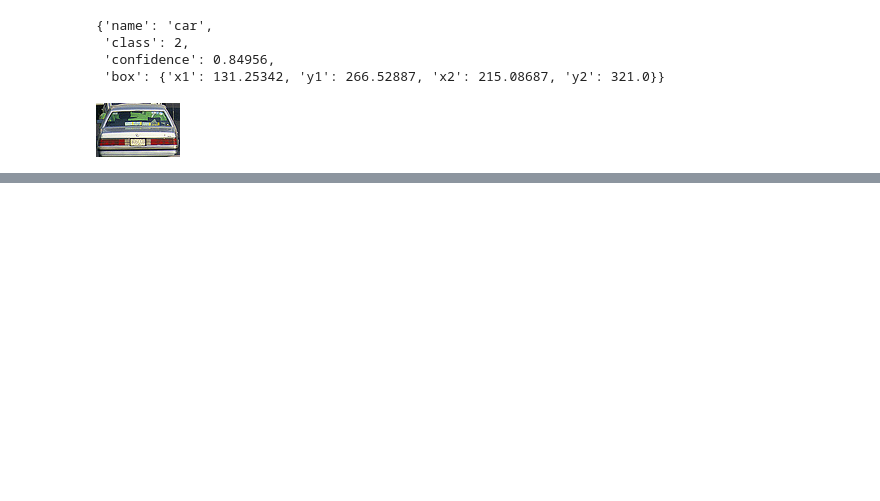
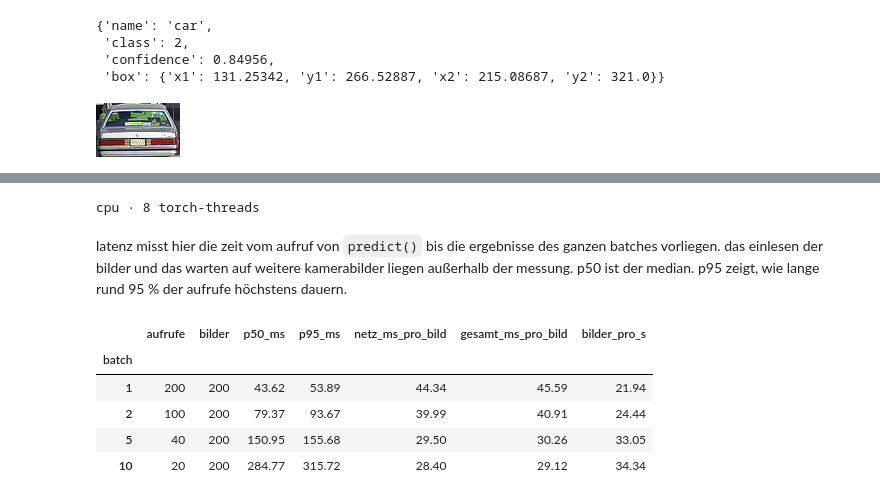
Before and after one commit to nicolasb49/intelligence-engineering, a Jupyter notebook: nicolas_task2_detection.ipynb, the cells around one changed output, grey strips where cells are left out. Cells and saved outputs as stored; diff of their text form; code cells hidden in the pictures; blank space fills up the shorter version.

```diff
--- a/nicolas_task2_detection.ipynb
+++ b/nicolas_task2_detection.ipynb
@@ -250,0 +102,14 @@ plt.show()
+# %%
+paths = sorted(TRAIN_IMAGES.glob("*.jpg"))
+assert len(paths) == 50, "bitte zuerst den coco-export wiederherstellen."
+frames = [cv2.imread(str(path)) for path in paths]
+assert all(frame is not None for frame in frames)
+
+batch_sizes = [1, 2, 5, 10]
+benchmark = dict(settings, rect=False, conf=0.25)
+for size in batch_sizes:
+    model.predict(frames[:size], **benchmark)
+
+print(f"cpu · {torch.get_num_threads()} torch-threads")
+# %% [output]
+cpu · 8 torch-threads
@@ -250,0 +132,20 @@ plt.show()
+# %% [markdown]
+latenz misst hier die zeit vom aufruf von `predict()` bis die ergebnisse des ganzen batches vorliegen. das einlesen der bilder und das warten auf weitere kamerabilder liegen außerhalb der messung. p50 ist der median. p95 zeigt, wie lange rund 95 % der aufrufe höchstens dauern.
+# %%
+timings = pd.DataFrame(measurements)
+by_size = timings.groupby("batch")
+summary = by_size.agg(aufrufe=("bilder", "size"), bilder=("bilder", "sum"),
+                      p50_ms=("aufruf_ms", "median"),
+                      p95_ms=("aufruf_ms", lambda s: s.quantile(0.95)),
+                      netz_ms_pro_bild=("netz_ms_pro_bild", "mean"))
+summary["gesamt_ms_pro_bild"] = by_size["aufruf_ms"].sum() / summary["bilder"]
+summary["bilder_pro_s"] = 1000 / summary["gesamt_ms_pro_bild"]
+assert (summary["bilder"] == 200).all()
+display(summary.round(2))
+# %% [output]
+|  | aufrufe | bilder | p50_ms | p95_ms | netz_ms_pro_bild | gesamt_ms_pro_bild | bilder_pro_s |
+| batch |  |  |  |  |  |  |  |
+| 1 | 200 | 200 | 43.62 | 53.89 | 44.34 | 45.59 | 21.94 |
+| 2 | 100 | 200 | 79.37 | 93.67 | 39.99 | 40.91 | 24.44 |
+| 5 | 40 | 200 | 150.95 | 155.68 | 29.50 | 30.26 | 33.05 |
+| 10 | 20 | 200 | 284.77 | 315.72 | 28.40 | 29.12 | 34.34 |
```
Also changed, not shown: parts of 27 cells of this notebook, 1 other file.
